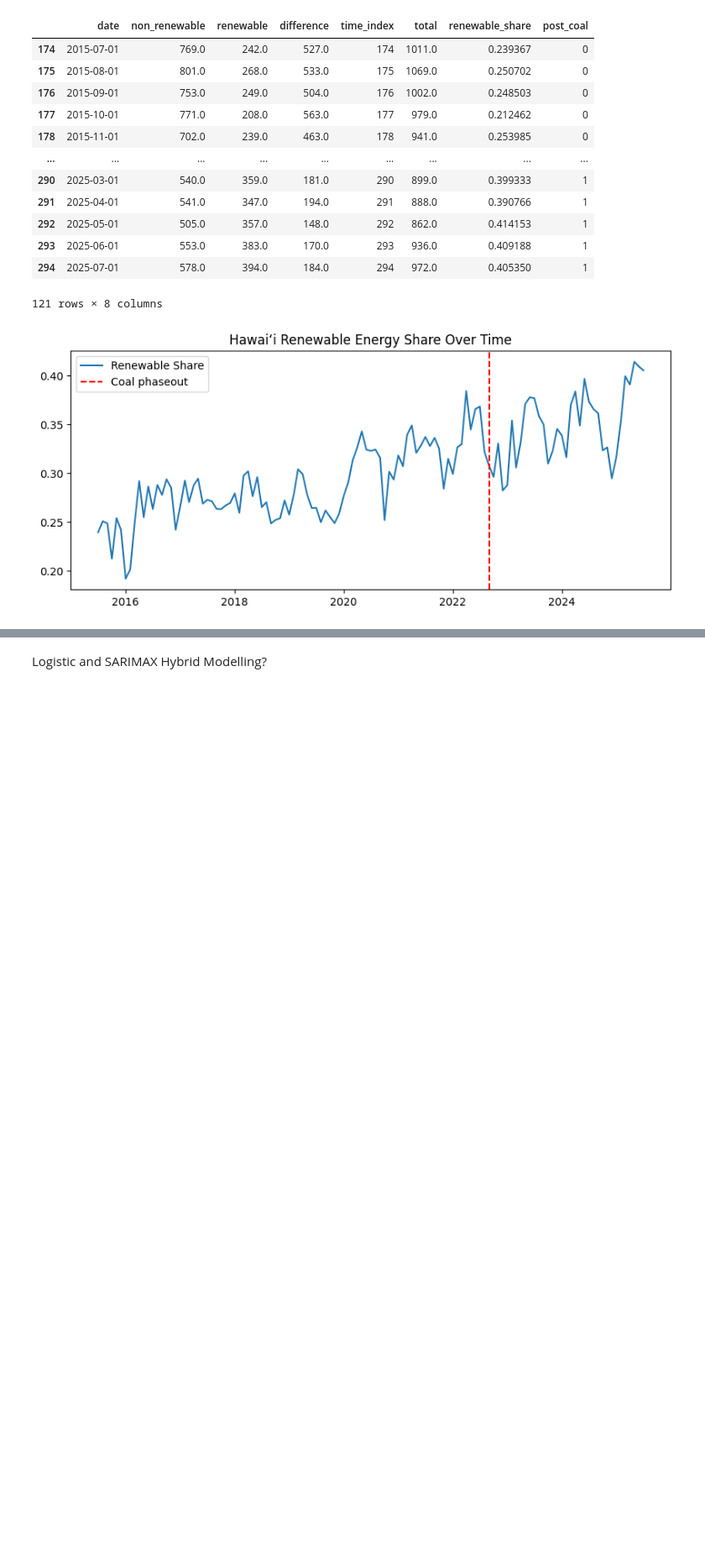
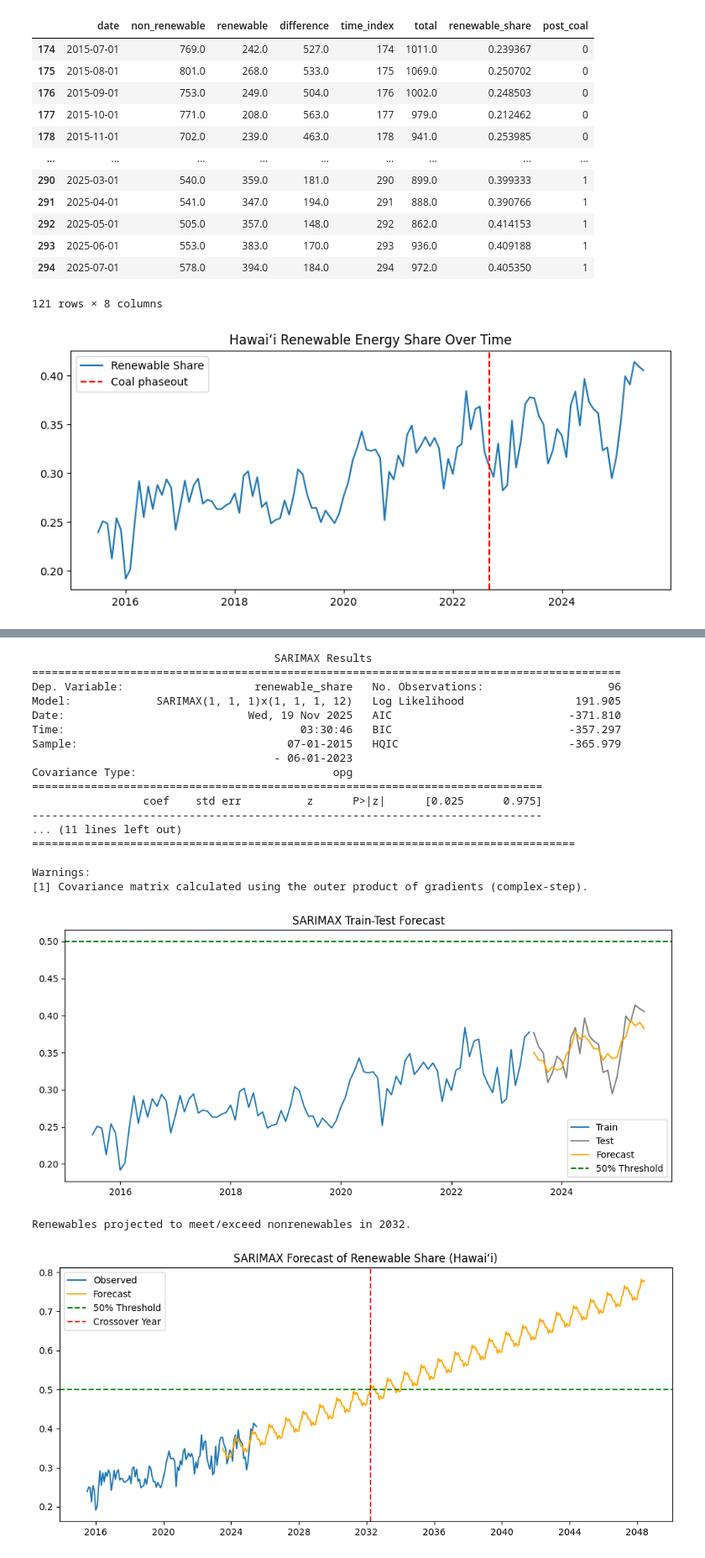
Before and after one commit to ashleyholen/Data-Science-Capstone, a Jupyter notebook: capstone.ipynb, the cells around one changed output, grey strips where cells are left out. Shown at 84% size. Drawn from its saved outputs; the diff is of its cells as text; code cells hidden in the pictures; blank space fills up the shorter version.

```diff
--- a/capstone.ipynb
+++ b/capstone.ipynb
@@ -1047,2 +992,74 @@ plt.show()
-# %% [markdown]
-Logistic and SARIMAX Hybrid Modelling?
+# %%
+# Define target and exog
+y = ml_last10.set_index('date')['renewable_share']
+exog = ml_last10.set_index('date')[['post_coal']]
+
+# --- Train-test split ---
+train_size = int(len(y) * 0.8)  # 80% train, 20% test
+y_train, y_test = y.iloc[:train_size], y.iloc[train_size:]
+exog_train, exog_test = exog.iloc[:train_size], exog.iloc[train_size:]
+
+# Fit SARIMAX on training data
+model_10yr = SARIMAX(y_train, order=(1,1,1), seasonal_order=(1,1,1,12), exog=exog_train)
+fit = model_10yr.fit(disp=False)
+print(fit.summary())
+
+# Forecast for test period
+forecast_test = fit.get_forecast(steps=len(y_test), exog=exog_test)
+pred_test = forecast_test.predicted_mean.clip(0,1)
+
+# Plot train vs test
+plt.figure(figsize=(12,5))
+plt.plot(y_train.index, y_train, label='Train')
+plt.plot(y_test.index, y_test, label='Test', color='gray')
+plt.plot(y_test.index, pred_test, label='Forecast', color='orange')
+plt.axhline(0.5, color='green', linestyle='--', label='50% Threshold')
+plt.legend()
+plt.title("SARIMAX Train-Test Forecast")
+plt.show()
+
+# --- Forecast into future ---
+steps = 300
+future_dates = pd.date_range(start=ml_last10['date'].max(), periods=steps+1, freq='M')[1:]
+future_exog = pd.DataFrame({'post_coal': 1}, index=future_dates)
+
+forecast_future = fit.get_forecast(steps=steps, exog=future_exog)
+pred_mean = forecast_future.predicted_mean.clip(0,1)
+
+# Combine past + future forecast
+combined = pd.concat([y, pred_mean.rename('forecast')])
+
+# First time forecast >= 0.5
+crossover = combined[combined >= 0.5].index[0]
+print(f"Renewables projected to meet/exceed nonrenewables in {crossover.year}.")
+
+# Plot full series with future forecast
+plt.figure(figsize=(12,5))
+plt.plot(ml_last10['date'], y, label='Observed')
+plt.plot(pred_mean.index, pred_mean, label='Forecast', color='orange')
+plt.axhline(0.5, color='green', linestyle='--', label='50% Threshold')
+plt.axvline(crossover, color='red', linestyle='--', label='Crossover Year')
+plt.legend()
+plt.title("SARIMAX Forecast of Renewable Share (Hawaiʻi)")
+plt.show()
+# %% [output]
+                                     SARIMAX Results
+==========================================================================================
+Dep. Variable:                    renewable_share   No. Observations:                   96
+Model:             SARIMAX(1, 1, 1)x(1, 1, 1, 12)   Log Likelihood                 191.905
+Date:                            Wed, 19 Nov 2025   AIC                           -371.810
+Time:                                    03:30:46   BIC                           -357.297
+Sample:                                07-01-2015   HQIC                          -365.979
+                                     - 06-01-2023
+Covariance Type:                              opg
+==============================================================================
+                 coef    std err          z      P>|z|      [0.025      0.975]
+------------------------------------------------------------------------------
+... (11 lines left out)
+===================================================================================
+
+Warnings:
+[1] Covariance matrix calculated using the outer product of gradients (complex-step).
+[figure, added]
+Renewables projected to meet/exceed nonrenewables in 2032.
+[figure, added]
```
Also changed, not shown: parts of 6 cells of this notebook.
